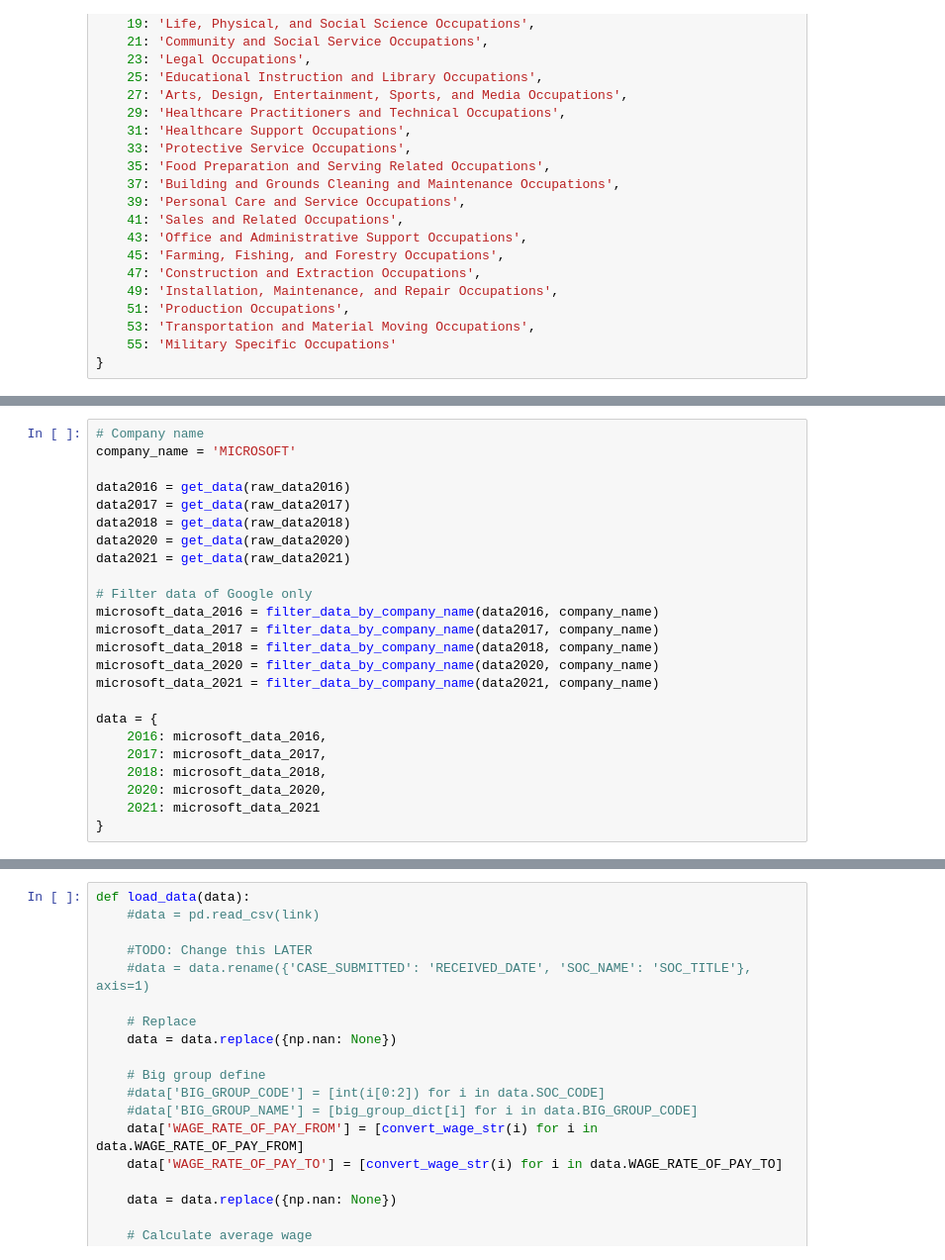
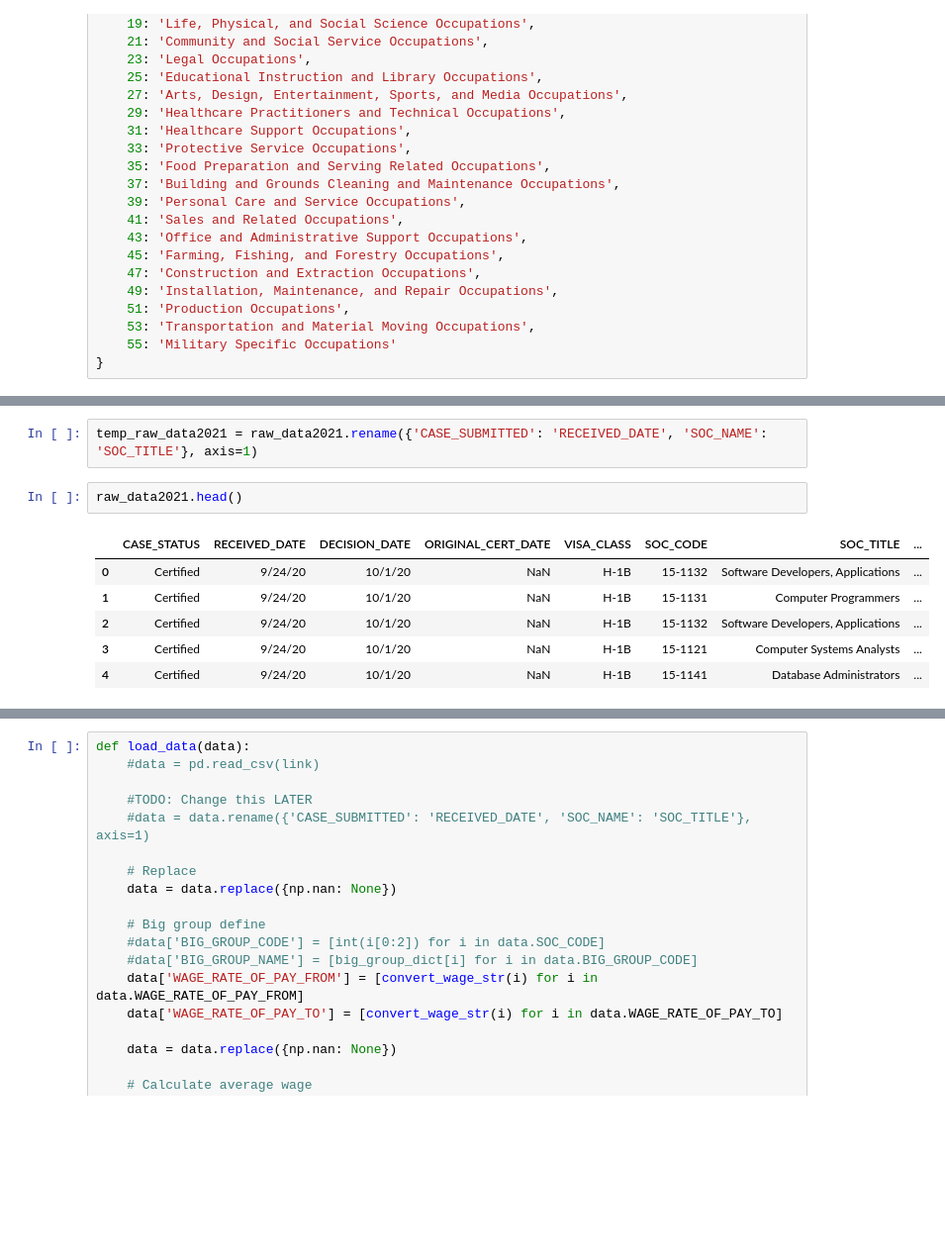
Before and after one commit to minhmo1620/friendly-company-BE, a Jupyter notebook: data/Mar_22.ipynb, the cells around one changed output, grey strips where cells are left out. Shown at 99% size. Drawn from its saved outputs; the diff is of its cells as text; blank space fills up the shorter version.

```diff
--- a/data/Mar_22.ipynb
+++ b/data/Mar_22.ipynb
@@ -121,24 +69,11 @@ def filter_data_by_company_name(data, company_name):
-# %%
-# Company name
-company_name = 'MICROSOFT'
-
-data2016 = get_data(raw_data2016)
-data2017 = get_data(raw_data2017)
-data2018 = get_data(raw_data2018)
-data2020 = get_data(raw_data2020)
-data2021 = get_data(raw_data2021)
-
-# Filter data of Google only
-microsoft_data_2016 = filter_data_by_company_name(data2016, company_name)
-microsoft_data_2017 = filter_data_by_company_name(data2017, company_name)
-microsoft_data_2018 = filter_data_by_company_name(data2018, company_name)
-microsoft_data_2020 = filter_data_by_company_name(data2020, company_name)
-microsoft_data_2021 = filter_data_by_company_name(data2021, company_name)
-
-data = {
-    2016: microsoft_data_2016,
-    2017: microsoft_data_2017,
-    2018: microsoft_data_2018,
-    2020: microsoft_data_2020,
-    2021: microsoft_data_2021
-}
+# %%
+temp_raw_data2021 = raw_data2021.rename({'CASE_SUBMITTED': 'RECEIVED_DATE', 'SOC_NAME': 'SOC_TITLE'}, axis=1)
+# %%
+raw_data2021.head()
+# %% [output]
+|  | CASE_STATUS | RECEIVED_DATE | DECISION_DATE | ORIGINAL_CERT_DATE | VISA_CLASS | SOC_CODE | SOC_TITLE | ... |
+| 0 | Certified | 9/24/20 | 10/1/20 | NaN | H-1B | 15-1132 | Software Developers, Applications | ... |
+| 1 | Certified | 9/24/20 | 10/1/20 | NaN | H-1B | 15-1131 | Computer Programmers | ... |
+| 2 | Certified | 9/24/20 | 10/1/20 | NaN | H-1B | 15-1132 | Software Developers, Applications | ... |
+| 3 | Certified | 9/24/20 | 10/1/20 | NaN | H-1B | 15-1121 | Computer Systems Analysts | ... |
+| 4 | Certified | 9/24/20 | 10/1/20 | NaN | H-1B | 15-1141 | Database Administrators | ... |
```
Also changed, not shown: parts of 3 cells of this notebook.
